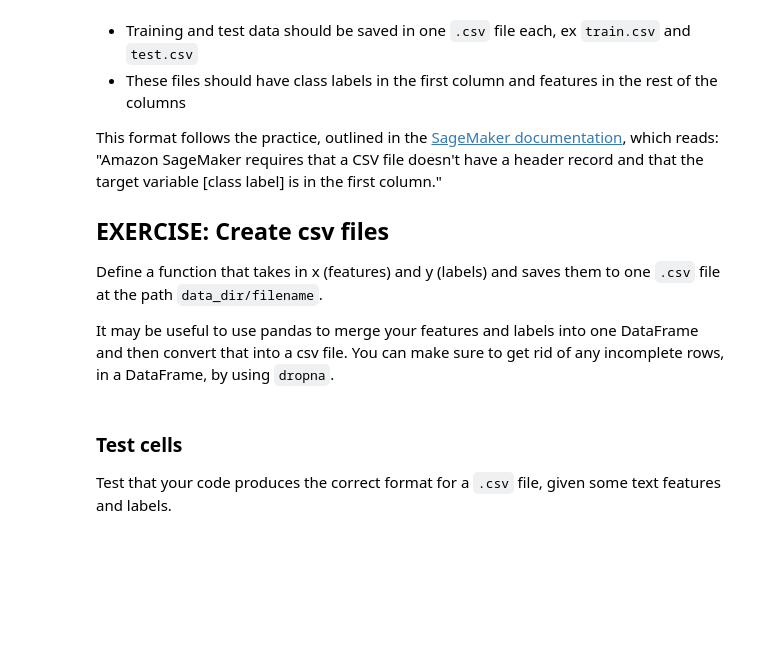
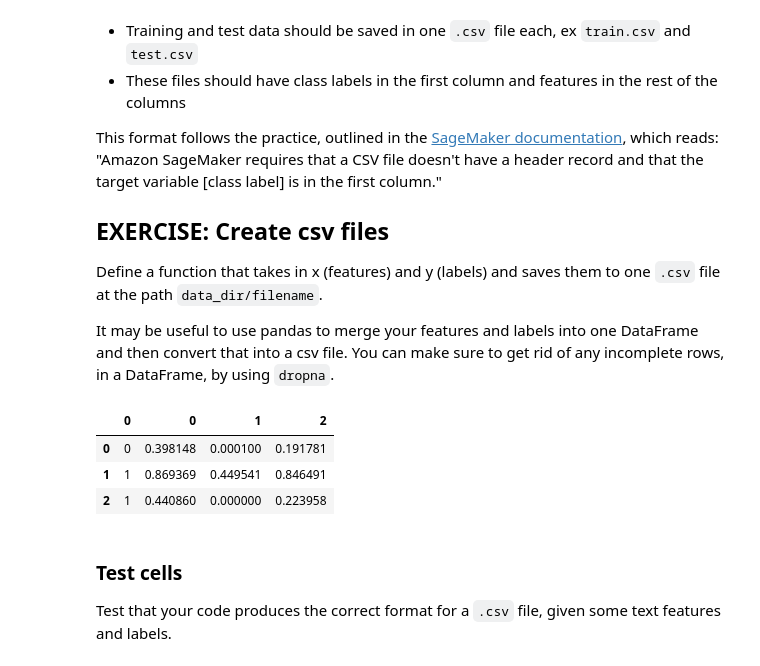
Before and after one commit to alionaBER/plagiarism_detection, a Jupyter notebook: 2_Plagiarism_Feature_Engineering.ipynb, the cells around one changed output. Drawn from its saved outputs; the diff is of its cells as text; code cells hidden in the pictures; blank space fills up the shorter version.

```diff
--- a/2_Plagiarism_Feature_Engineering.ipynb
+++ b/2_Plagiarism_Feature_Engineering.ipynb
@@ -846,6 +932,13 @@ This format follows the practice, outlined in the [SageMaker documentation](http
 Define a function that takes in x (features) and y (labels) and saves them to one `.csv` file at the path `data_dir/filename`.
 
 It may be useful to use pandas to merge your features and labels into one DataFrame and then convert that into a csv file. You can make sure to get rid of any incomplete rows, in a DataFrame, by using `dropna`.
+# %%
+pd.concat([pd.DataFrame(fake_y), pd.DataFrame(fake_x)], axis=1)
+# %% [output]
+|  | 0 | 0 | 1 | 2 |
+| 0 | 0 | 0.398148 | 0.000100 | 0.191781 |
+| 1 | 1 | 0.869369 | 0.449541 | 0.846491 |
+| 2 | 1 | 0.440860 | 0.000000 | 0.223958 |
 # %%
 def make_csv(x, y, filename, data_dir):
     '''Merges features and labels and converts them into one csv file with labels in the first column.
```
Also changed, not shown: parts of 13 cells of this notebook.
